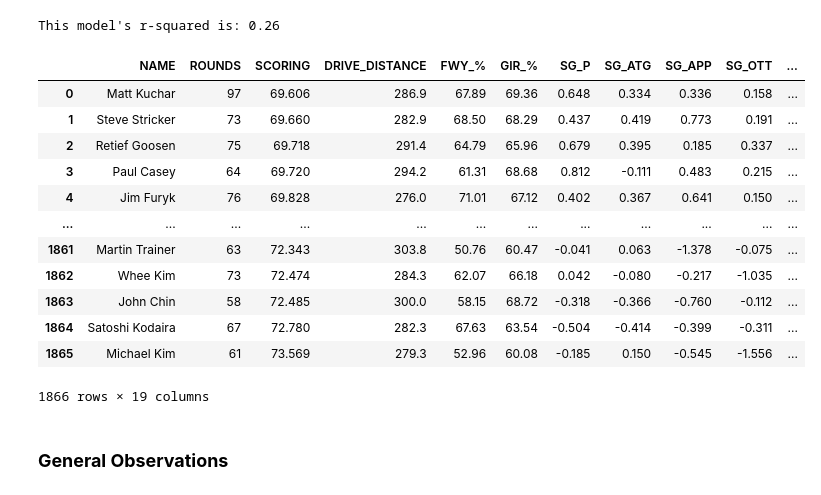
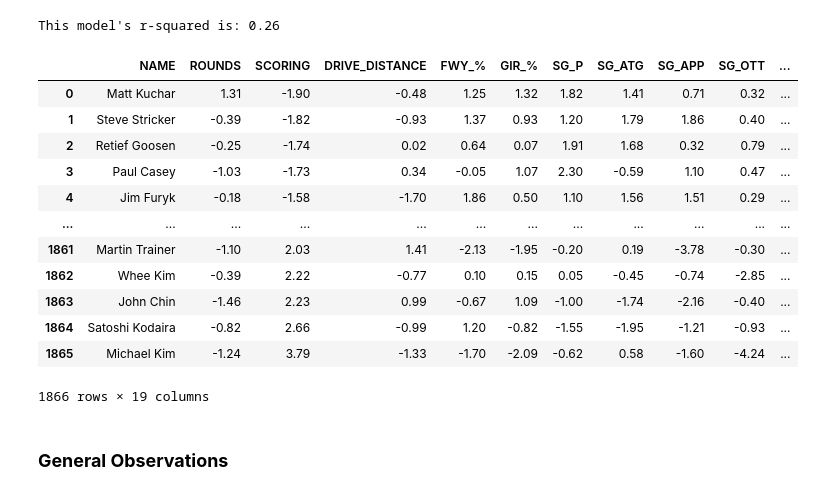
Before and after one commit to jonathannocek/pga-data-analysis, a Jupyter notebook: pga_data_analysis.ipynb, the cells around one changed output. Drawn from its saved outputs; the diff is of its cells as text; code cells hidden in the pictures.

```diff
--- a/pga_data_analysis.ipynb
+++ b/pga_data_analysis.ipynb
@@ -414,24 +410,24 @@ This model's r-squared is: 0.26
 # %%
 from scipy.stats import zscore
 
-numeric_cols = df_pga.select_dtypes(['int64', 'float64']).columns
-df_pga_zscore = df_pga
-df_pga_zscore[numeric_cols].apply(zscore)
+df_pga_zscore = df_pga.copy()
+numeric_cols = df_pga_zscore.select_dtypes(['int64', 'float64']).columns
+df_pga_zscore[numeric_cols] = df_pga_zscore[numeric_cols].apply(zscore)
 
-df_pga_zscore
+df_pga_zscore.round(2)
 # %% [output]
 |  | NAME | ROUNDS | SCORING | DRIVE_DISTANCE | FWY_% | GIR_% | SG_P | SG_ATG | SG_APP | SG_OTT | ... |
-| 0 | Matt Kuchar | 97 | 69.606 | 286.9 | 67.89 | 69.36 | 0.648 | 0.334 | 0.336 | 0.158 | ... |
-| 1 | Steve Stricker | 73 | 69.660 | 282.9 | 68.50 | 68.29 | 0.437 | 0.419 | 0.773 | 0.191 | ... |
-| 2 | Retief Goosen | 75 | 69.718 | 291.4 | 64.79 | 65.96 | 0.679 | 0.395 | 0.185 | 0.337 | ... |
-| 3 | Paul Casey | 64 | 69.720 | 294.2 | 61.31 | 68.68 | 0.812 | -0.111 | 0.483 | 0.215 | ... |
-| 4 | Jim Furyk | 76 | 69.828 | 276.0 | 71.01 | 67.12 | 0.402 | 0.367 | 0.641 | 0.150 | ... |
+| 0 | Matt Kuchar | 1.31 | -1.90 | -0.48 | 1.25 | 1.32 | 1.82 | 1.41 | 0.71 | 0.32 | ... |
+| 1 | Steve Stricker | -0.39 | -1.82 | -0.93 | 1.37 | 0.93 | 1.20 | 1.79 | 1.86 | 0.40 | ... |
+| 2 | Retief Goosen | -0.25 | -1.74 | 0.02 | 0.64 | 0.07 | 1.91 | 1.68 | 0.32 | 0.79 | ... |
+| 3 | Paul Casey | -1.03 | -1.73 | 0.34 | -0.05 | 1.07 | 2.30 | -0.59 | 1.10 | 0.47 | ... |
+| 4 | Jim Furyk | -0.18 | -1.58 | -1.70 | 1.86 | 0.50 | 1.10 | 1.56 | 1.51 | 0.29 | ... |
 | ... | ... | ... | ... | ... | ... | ... | ... | ... | ... | ... | ... |
-| 1861 | Martin Trainer | 63 | 72.343 | 303.8 | 50.76 | 60.47 | -0.041 | 0.063 | -1.378 | -0.075 | ... |
-| 1862 | Whee Kim | 73 | 72.474 | 284.3 | 62.07 | 66.18 | 0.042 | -0.080 | -0.217 | -1.035 | ... |
-| 1863 | John Chin | 58 | 72.485 | 300.0 | 58.15 | 68.72 | -0.318 | -0.366 | -0.760 | -0.112 | ... |
-| 1864 | Satoshi Kodaira | 67 | 72.780 | 282.3 | 67.63 | 63.54 | -0.504 | -0.414 | -0.399 | -0.311 | ... |
-| 1865 | Michael Kim | 61 | 73.569 | 279.3 | 52.96 | 60.08 | -0.185 | 0.150 | -0.545 | -1.556 | ... |
+| 1861 | Martin Trainer | -1.10 | 2.03 | 1.41 | -2.13 | -1.95 | -0.20 | 0.19 | -3.78 | -0.30 | ... |
+| 1862 | Whee Kim | -0.39 | 2.22 | -0.77 | 0.10 | 0.15 | 0.05 | -0.45 | -0.74 | -2.85 | ... |
+| 1863 | John Chin | -1.46 | 2.23 | 0.99 | -0.67 | 1.09 | -1.00 | -1.74 | -2.16 | -0.40 | ... |
+| 1864 | Satoshi Kodaira | -0.82 | 2.66 | -0.99 | 1.20 | -0.82 | -1.55 | -1.95 | -1.21 | -0.93 | ... |
+| 1865 | Michael Kim | -1.24 | 3.79 | -1.33 | -1.70 | -2.09 | -0.62 | 0.58 | -1.60 | -4.24 | ... |
 1866 rows × 19 columns
 # %% [markdown]
 ### **General Observations**
```
Also changed, not shown: parts of 14 cells of this notebook.
